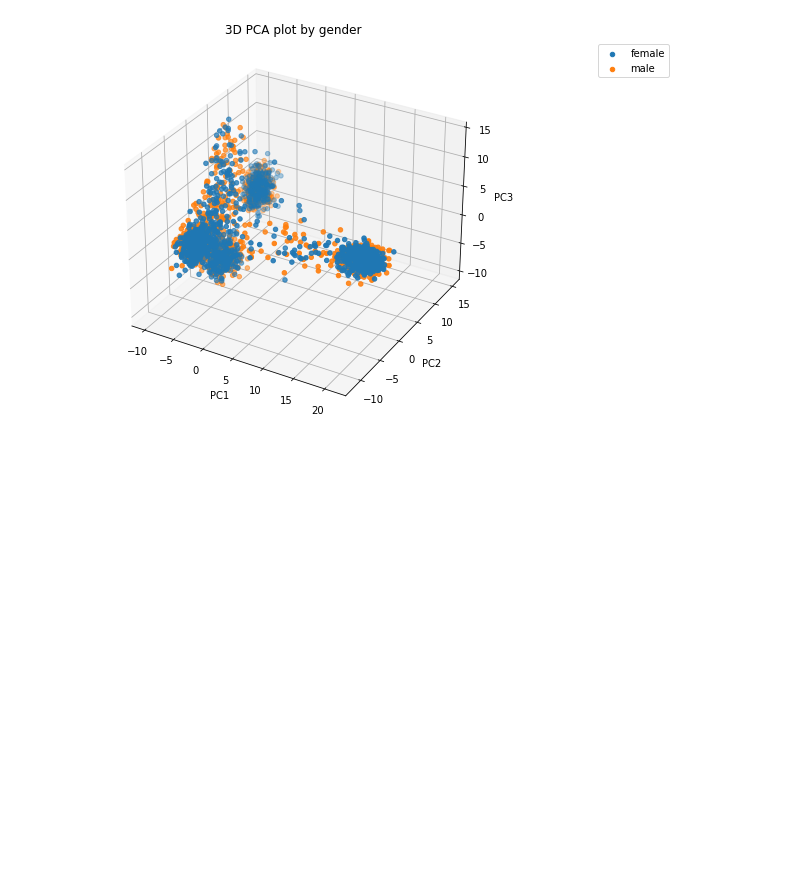
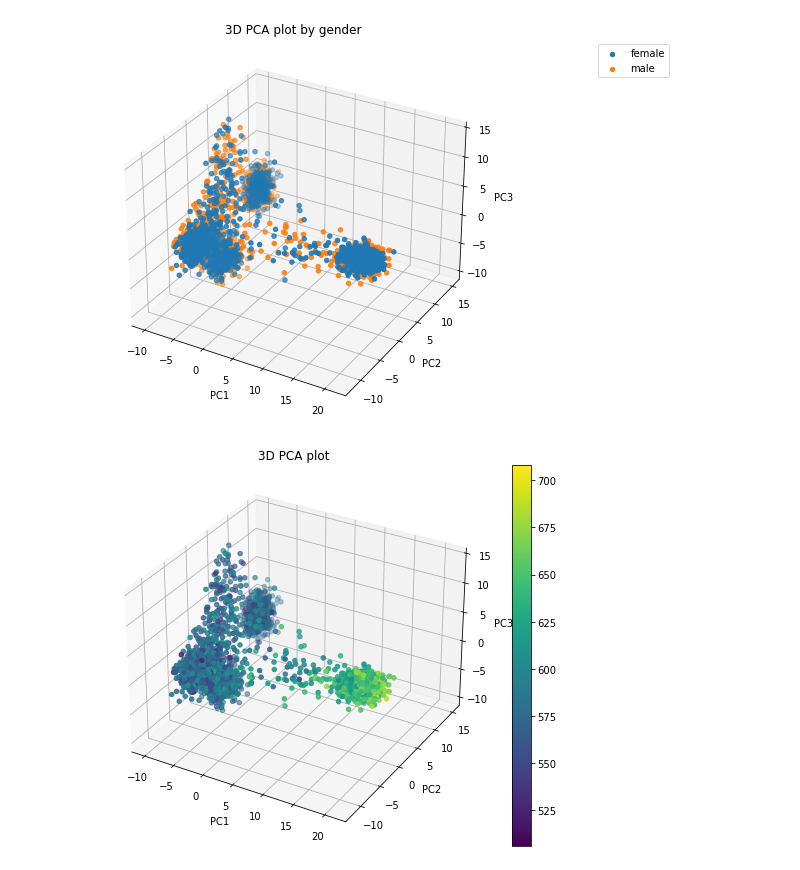
Before and after one commit to XiangningChen98/qbb2020-answers, a Jupyter notebook: day2-homework/Advanced-07.ipynb, the cells around one changed output. Drawn from its saved outputs; the diff is of its cells as text; code cells hidden in the pictures; blank space fills up the shorter version.

```diff
--- a/day2-homework/Advanced-07.ipynb
+++ b/day2-homework/Advanced-07.ipynb
@@ -260,3 +272,16 @@ plt.legend(bbox_to_anchor = (1.5, 1), loc = 'upper right', ncol = 1)
 plt.show()
 # %% [output]
 [figure]
+# %%
+fig, ax = plt.subplots(figsize = (10, 7))
+snp_number=pca_input.sum(axis=1)
+ax = plt.axes(projection ="3d")
+p=ax.scatter3D(pca_output_df['PC1'], pca_output_df['PC2'], pca_output_df['PC3'],c=snp_number)
+plt.title('3D PCA plot')
+ax.set_xlabel('PC1')
+ax.set_ylabel('PC2')
+ax.set_zlabel('PC3')
+fig.colorbar(p)
+plt.show()
+# %% [output]
+[figure, added]
```
Also changed, not shown: parts of 7 cells of this notebook, 1 other file.
